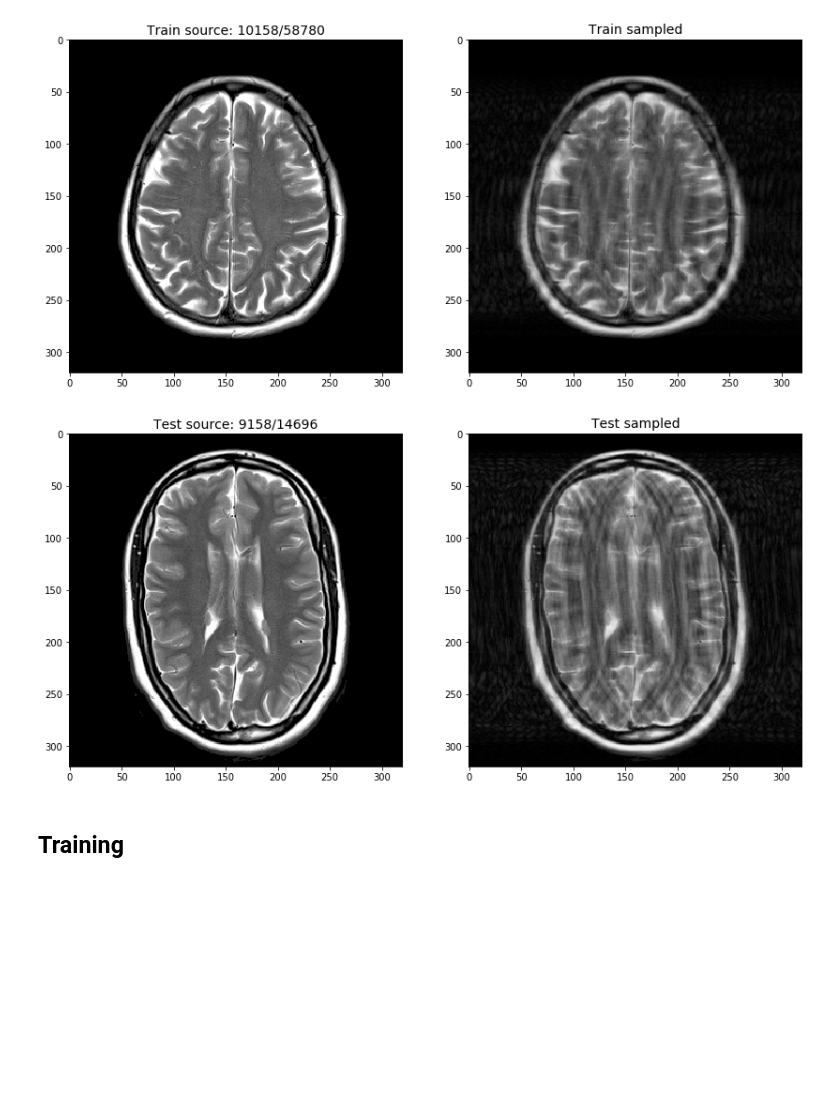
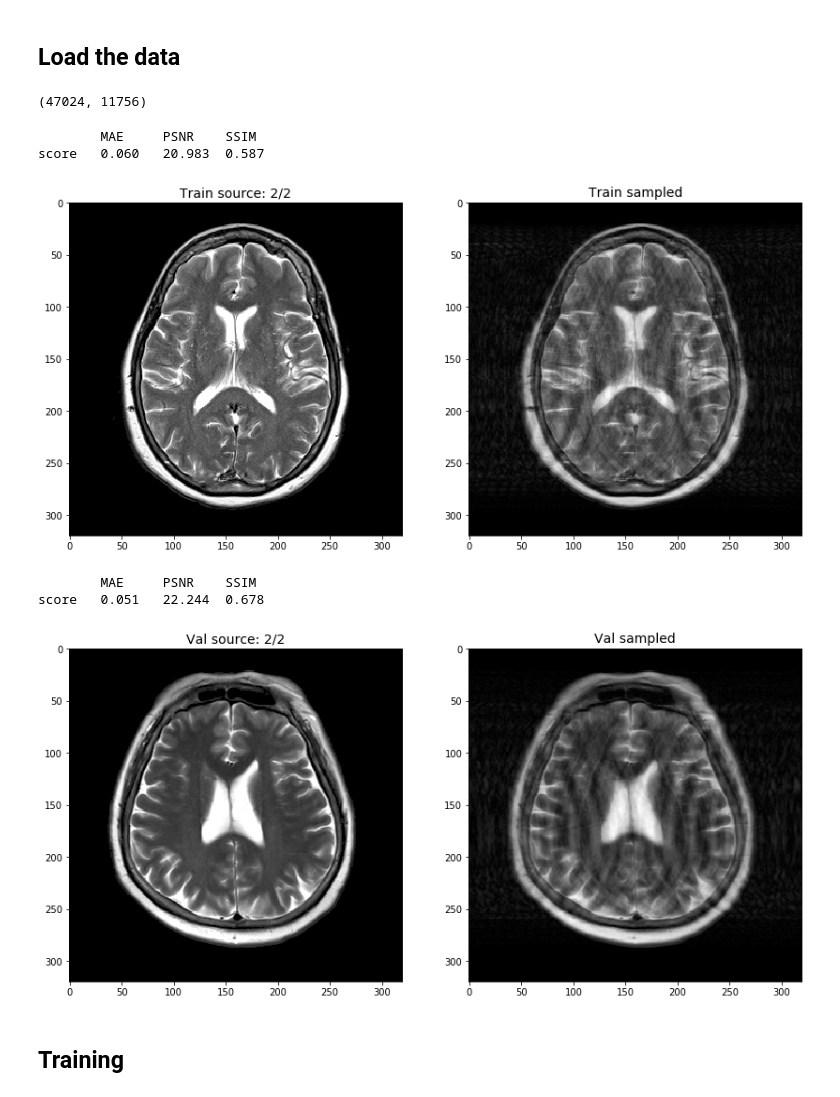
Before and after one commit to alexey-pronkin/fastMRI-ML-project, a Jupyter notebook: train.ipynb, the cells around one changed output. Saved outputs shown, nothing was run; the diff lists cells and outputs as text; code cells hidden in the pictures; blank space fills up the shorter version.

Commit message:
train class completed

```diff
--- a/train.ipynb
+++ b/train.ipynb
@@ -179,0 +18,12 @@ class fastMRIData(torch_data.Dataset):
+# %%
+acceleration = 2
+
+PATH_TO_SOURCE_TRAIN = 'data/ax_t2_single_source_train'
+PATH_TO_SOURCE_VAL = 'data/ax_t2_single_source_val'
+PATH_TO_SAMPLED_TRAIN = f'data/ax_t2_single_sampled_x{acceleration}_train'
+PATH_TO_SAMPLED_VAL = f'data/ax_t2_single_sampled_x{acceleration}_val'
+
+PATH_TO_MODELS = 'models'
+PATH_TO_LOGS = 'logs'
+
+RANDOM_STATE = 42
@@ -180,20 +34,36 @@ class fastMRIData(torch_data.Dataset):
+# %% [markdown]
+## Load the data
 # %%
 fmri_train = fastMRIData(PATH_TO_SOURCE_TRAIN, PATH_TO_SAMPLED_TRAIN)
-fmri_test = fastMRIData(PATH_TO_SOURCE_TEST, PATH_TO_SAMPLED_TEST)
+fmri_val = fastMRIData(PATH_TO_SOURCE_VAL, PATH_TO_SAMPLED_VAL)
+
+len(fmri_train), len(fmri_val)
+# %% [output]
+(47024, 11756)
+# %%
+fmri_train.images = fmri_train.images[:2]
+fmri_val.images = fmri_val.images[:2]
 # %%
-for fmri, type in zip([fmri_train, fmri_test], ['Train', 'Test']):
+for fmri, type in zip([fmri_train, fmri_val], ['Train', 'Val']):
 
     i = np.random.randint(0, len(fmri))
-    source, sampled = fmri_train.__getitem__(i)
+    source, sampled = fmri.__getitem__(i)
 
     fig, axis = plt.subplots(1, 2, figsize=(14, 12))
     axis[0].imshow(source[0], cmap='gray', vmin=0, vmax=1)
     axis[0].set_title(f'{type} source: {i+1}/{len(fmri)}', fontsize=14)
     axis[1].imshow(sampled[0], cmap='gray', vmin=0, vmax=1)
     axis[1].set_title(f'{type} sampled', fontsize=14)
+
+    compare_imgs(source, sampled, verbose=True)
+
     plt.show()
 # %% [output]
+        MAE     PSNR    SSIM
+score   0.060   20.983  0.587
-[figure, old version]
+[figure, new version]
+        MAE     PSNR    SSIM
+score   0.051   22.244  0.678
-[figure, old version]
+[figure, new version]
 # %% [markdown]
 ## Training
```
Also changed, not shown: parts of 17 cells of this notebook, 2 other files.
